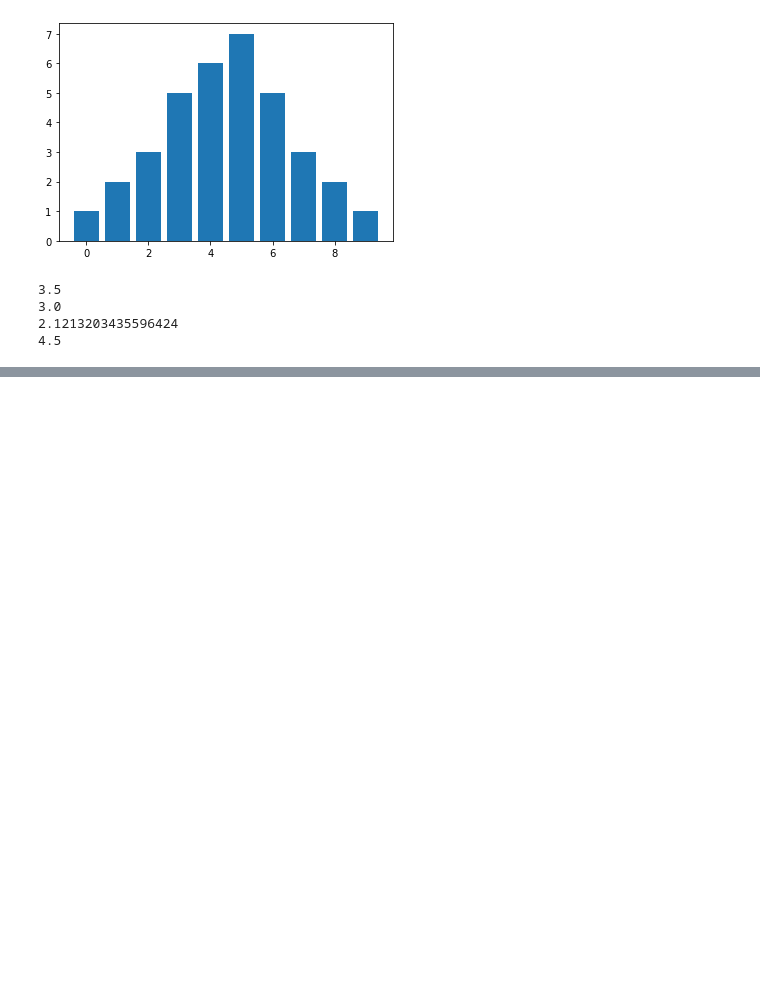
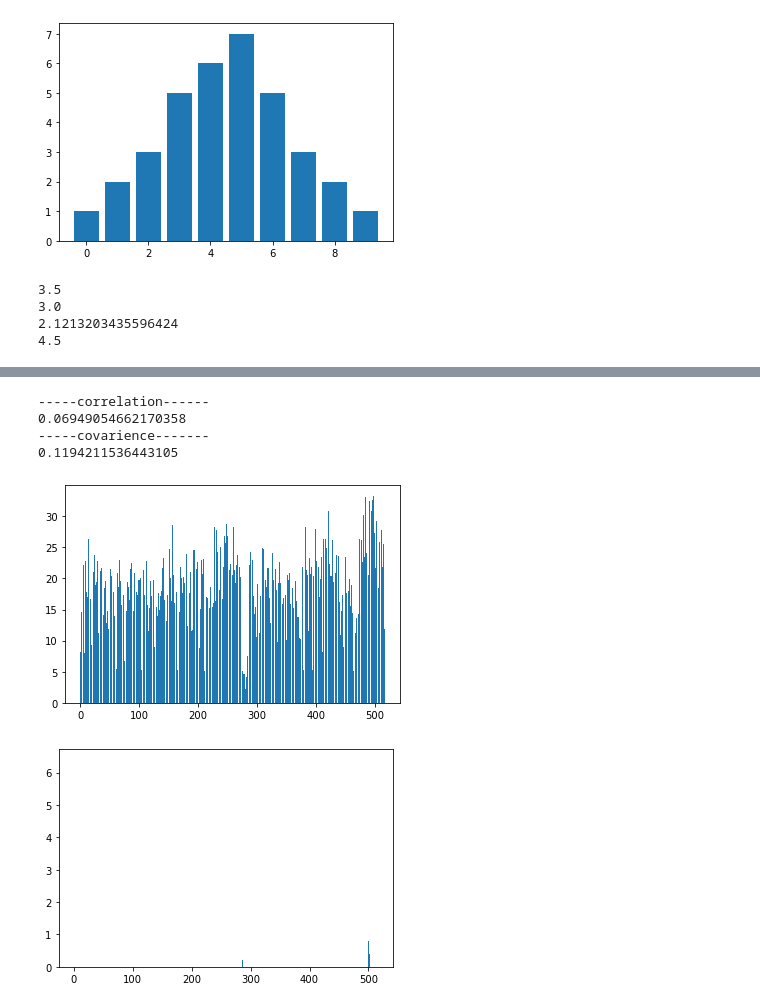
Before and after one commit to lkarjun/data-science-from-scratch, a Jupyter notebook: ChapterFive/Statistics.ipynb, the cells around one changed output, grey strips where cells are left out. Drawn from its saved outputs; the diff is of its cells as text; code cells hidden in the pictures; blank space fills up the shorter version.

```diff
--- a/ChapterFive/Statistics.ipynb
+++ b/ChapterFive/Statistics.ipynb
@@ -211,0 +264,21 @@ print(3.5 - 4.242)
+# %%
+temp = data.temp
+rain = data.rain
+wind = data.wind
+print('-----correlation------')
+print(correlation(temp,rain))
+print('-----covarience-------')
+print(covariance(temp, rain))
+# %% [output]
+-----correlation------
+0.06949054662170358
+-----covarience-------
+0.1194211536443105
+# %%
+plt.bar(range(len(temp)), temp)
+plt.show()
+plt.bar(range(len(rain)), rain)
+plt.show()
+# %% [output]
+[figure, added]
+[figure, added]
```
Also changed, not shown: parts of 19 cells of this notebook, 1 other file.
